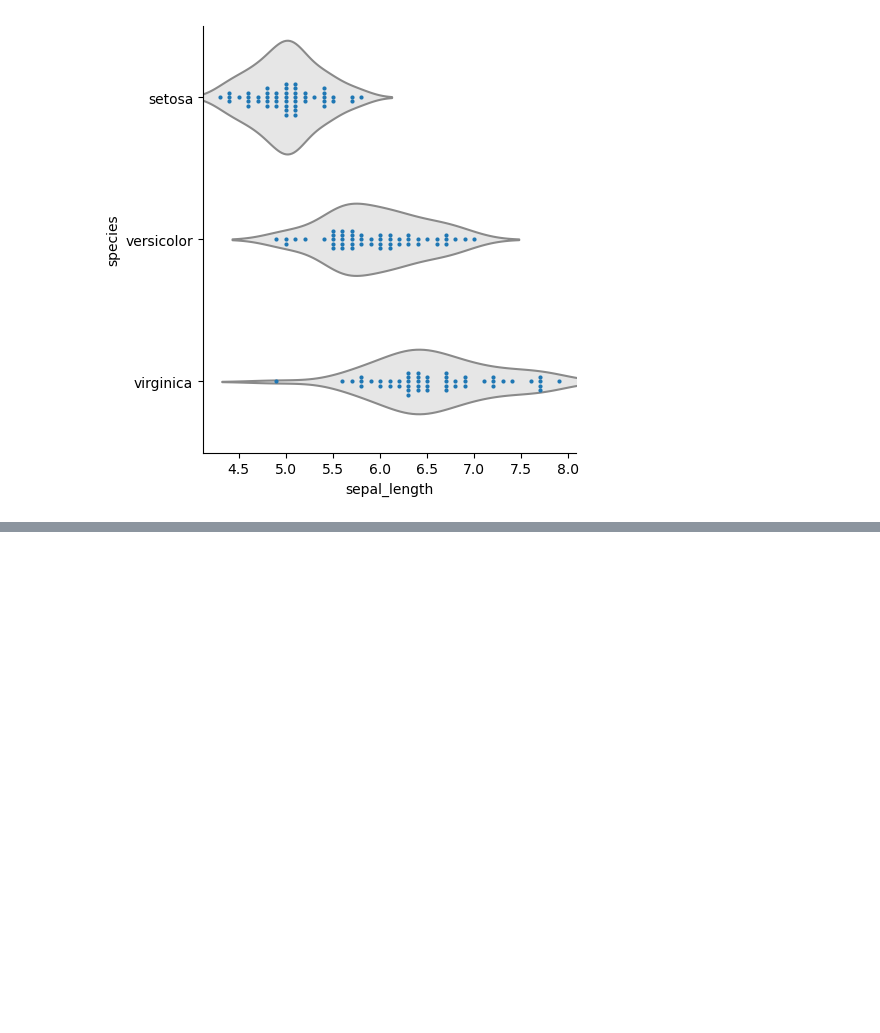
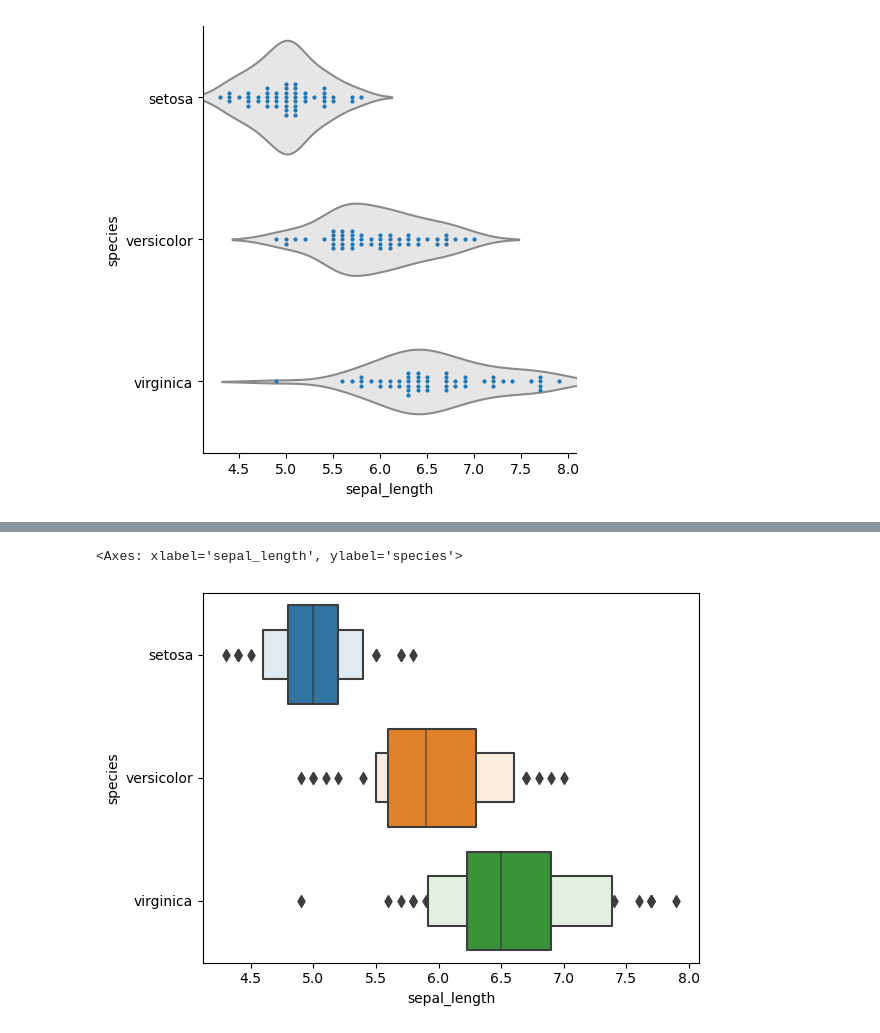
Before and after one commit to liumu96/Visualize-ML, a Jupyter notebook: Book1/Ch12_01.ipynb, the cells around one changed output, grey strips where cells are left out. Cells and saved outputs as stored; diff of their text form; code cells hidden in the pictures; blank space fills up the shorter version.

```diff
--- a/Book1/Ch12_01.ipynb
+++ b/Book1/Ch12_01.ipynb
@@ -152,0 +167,5 @@ sns.swarmplot(data=iris_sns, x="sepal_length",
+# %%
+sns.boxenplot(data=iris_sns, x="sepal_length", y="species", scale="linear")
+# %% [output]
+<Axes: xlabel='sepal_length', ylabel='species'>
+[figure, added]
```
Also changed, not shown: parts of 49 cells of this notebook, 1 other file.
